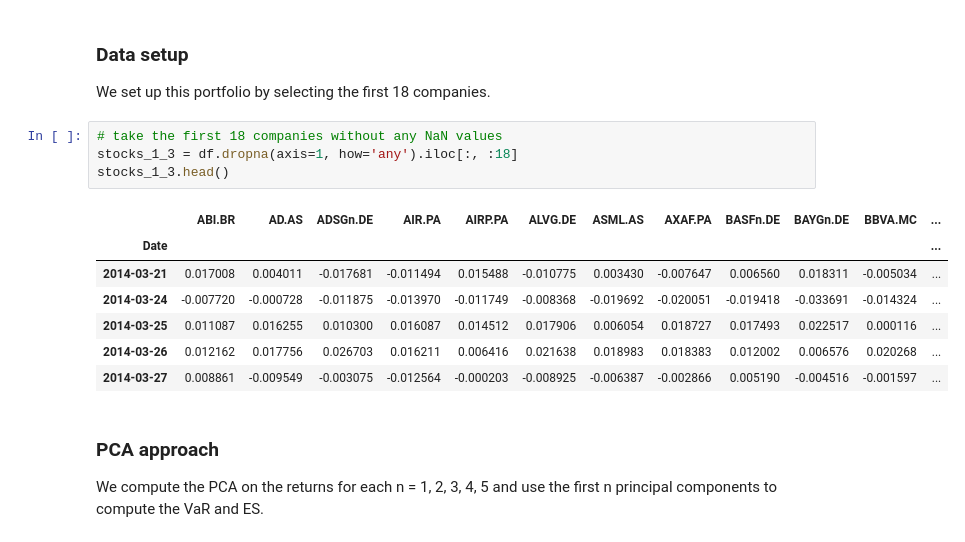
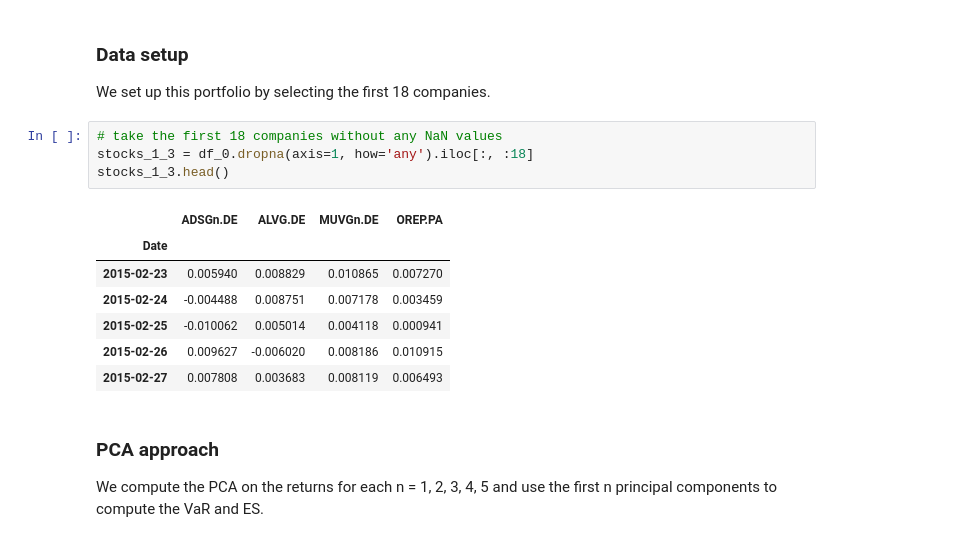
Before and after one commit to NicoloToia/Financial_Engineering, a Jupyter notebook: Assignment4/runAssignment4_Group16.ipynb, the cells around one changed output. Drawn from its saved outputs; the diff is of its cells as text.

```diff
--- a/Assignment4/runAssignment4_Group16.ipynb
+++ b/Assignment4/runAssignment4_Group16.ipynb
@@ -405,16 +438,16 @@ We compute the 10 days VaR and ES with a 5 year estimation using a Gaussian para
 We set up this portfolio by selecting the first 18 companies.
 # %%
 # take the first 18 companies without any NaN values
-stocks_1_3 = df.dropna(axis=1, how='any').iloc[:, :18]
+stocks_1_3 = df_0.dropna(axis=1, how='any').iloc[:, :18]
 stocks_1_3.head()
 # %% [output]
-|  | ABI.BR | AD.AS | ADSGn.DE | AIR.PA | AIRP.PA | ALVG.DE | ASML.AS | AXAF.PA | BASFn.DE | BAYGn.DE | BBVA.MC | ... |
-| Date |  |  |  |  |  |  |  |  |  |  |  | ... |
-| 2014-03-21 | 0.017008 | 0.004011 | -0.017681 | -0.011494 | 0.015488 | -0.010775 | 0.003430 | -0.007647 | 0.006560 | 0.018311 | -0.005034 | ... |
-| 2014-03-24 | -0.007720 | -0.000728 | -0.011875 | -0.013970 | -0.011749 | -0.008368 | -0.019692 | -0.020051 | -0.019418 | -0.033691 | -0.014324 | ... |
-| 2014-03-25 | 0.011087 | 0.016255 | 0.010300 | 0.016087 | 0.014512 | 0.017906 | 0.006054 | 0.018727 | 0.017493 | 0.022517 | 0.000116 | ... |
-| 2014-03-26 | 0.012162 | 0.017756 | 0.026703 | 0.016211 | 0.006416 | 0.021638 | 0.018983 | 0.018383 | 0.012002 | 0.006576 | 0.020268 | ... |
-| 2014-03-27 | 0.008861 | -0.009549 | -0.003075 | -0.012564 | -0.000203 | -0.008925 | -0.006387 | -0.002866 | 0.005190 | -0.004516 | -0.001597 | ... |
+|  | ADSGn.DE | ALVG.DE | MUVGn.DE | OREP.PA |
+| Date |  |  |  |  |
+| 2015-02-23 | 0.005940 | 0.008829 | 0.010865 | 0.007270 |
+| 2015-02-24 | -0.004488 | 0.008751 | 0.007178 | 0.003459 |
+| 2015-02-25 | -0.010062 | 0.005014 | 0.004118 | 0.000941 |
+| 2015-02-26 | 0.009627 | -0.006020 | 0.008186 | 0.010915 |
+| 2015-02-27 | 0.007808 | 0.003683 | 0.008119 | 0.006493 |
 # %% [markdown]
 ### PCA approach
 
```
Also changed, not shown: parts of 3 cells of this notebook.
